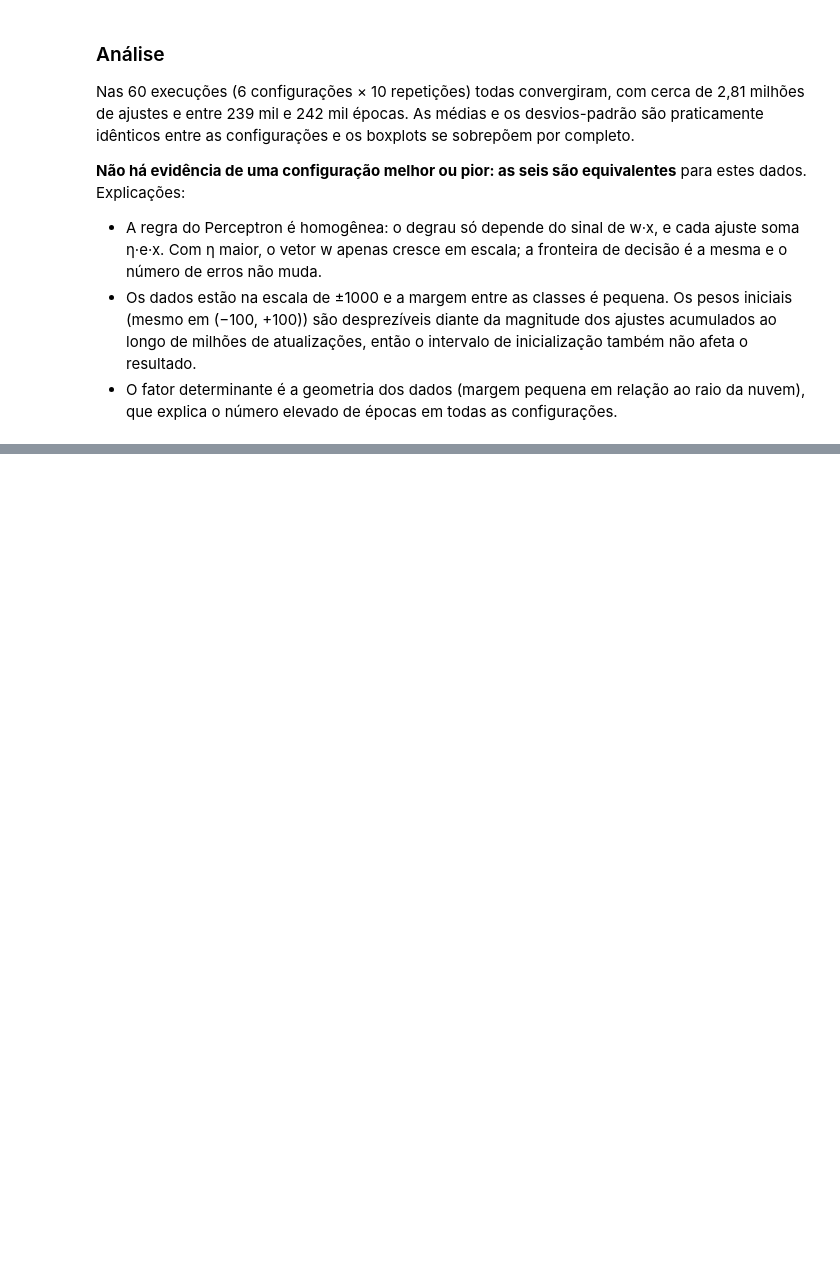
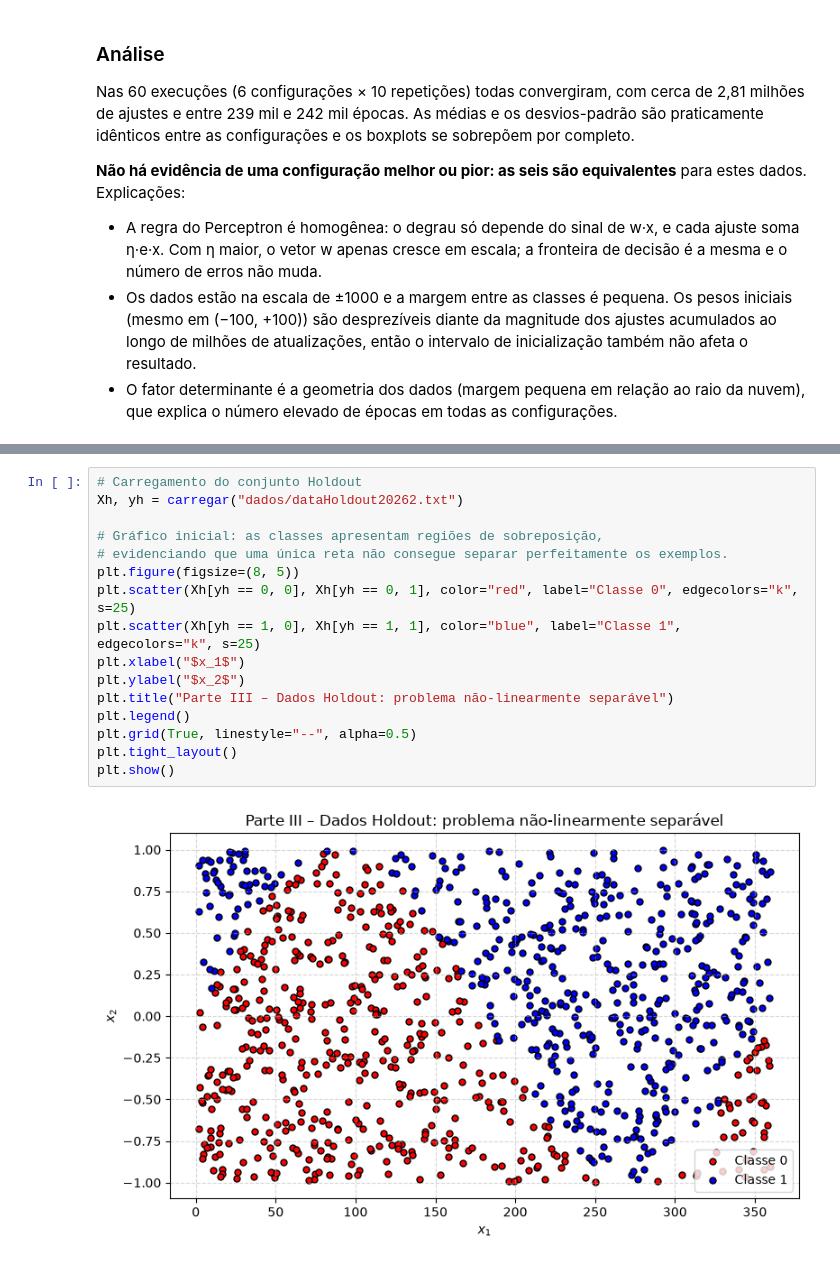
Before and after one commit to thais-bm/Aprendizado-Neur-nio-Perceptron, a Jupyter notebook: neuronio-perceptron/projeto_perceptron.ipynb, the cells around one changed output, grey strips where cells are left out. Saved outputs shown, nothing was run; the diff lists cells and outputs as text; blank space fills up the shorter version.

Commit message:
Adicionar parte 3

```diff
--- a/neuronio-perceptron/projeto_perceptron.ipynb
+++ b/neuronio-perceptron/projeto_perceptron.ipynb
@@ -87,0 +92,18 @@ Nas 60 execuções (6 configurações × 10 repetições) todas convergiram, com
+# %%
+# Carregamento do conjunto Holdout
+Xh, yh = carregar("dados/dataHoldout20262.txt")
+
+# Gráfico inicial: as classes apresentam regiões de sobreposição,
+# evidenciando que uma única reta não consegue separar perfeitamente os exemplos.
+plt.figure(figsize=(8, 5))
+plt.scatter(Xh[yh == 0, 0], Xh[yh == 0, 1], color="red", label="Classe 0", edgecolors="k", s=25)
+plt.scatter(Xh[yh == 1, 0], Xh[yh == 1, 1], color="blue", label="Classe 1", edgecolors="k", s=25)
+plt.xlabel("$x_1$")
+plt.ylabel("$x_2$")
+plt.title("Parte III – Dados Holdout: problema não-linearmente separável")
+plt.legend()
+plt.grid(True, linestyle="--", alpha=0.5)
+plt.tight_layout()
+plt.show()
+# %% [output]
+[figure, added]
```
Also changed, not shown: parts of 8 cells of this notebook, 1 other file.
